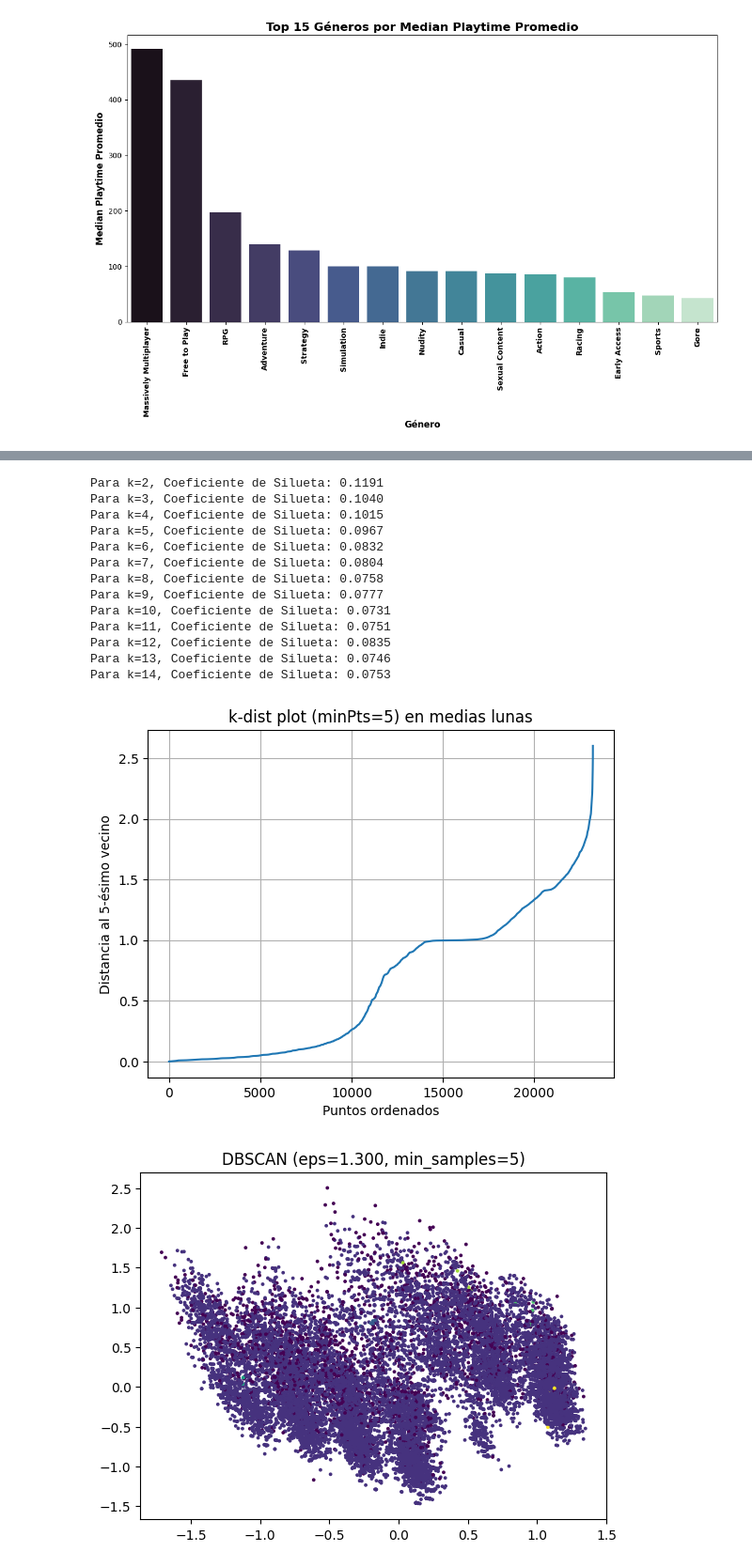
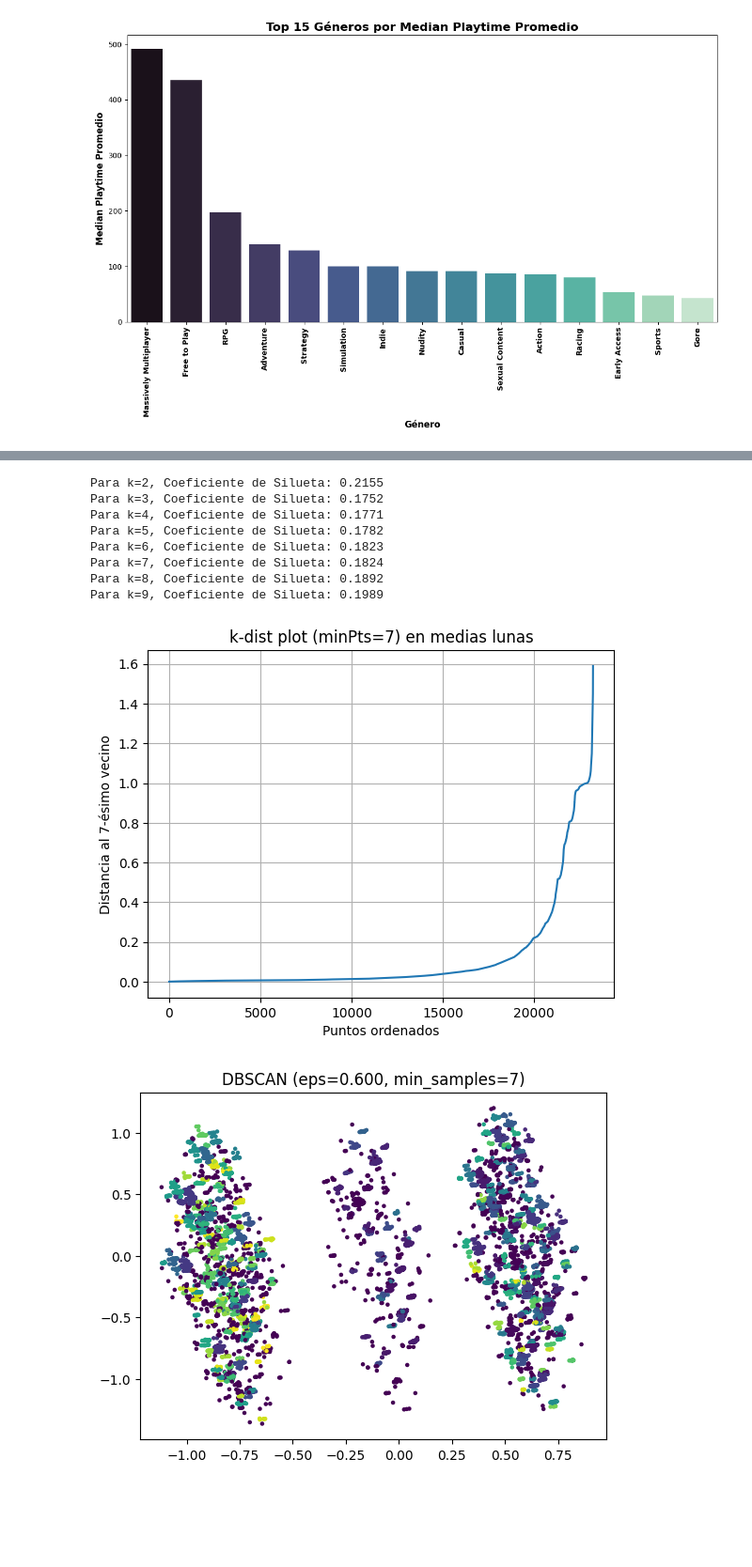
Before and after one commit to Checho-ramirijaz2014/proyecto_min, a Jupyter notebook: data_handler.ipynb, the cells around one changed output, grey strips where cells are left out. Shown at 94% size. Drawn from its saved outputs; the diff is of its cells as text; code cells hidden in the pictures; blank space fills up the shorter version.

```diff
--- a/data_handler.ipynb
+++ b/data_handler.ipynb
@@ -100,8 +100,8 @@ plt.show()
 [figure]
 # %%
 columnas_cuantitativas = ["price", "revenue", "required_age", "achievements", "positive_ratings", "negative_ratings", "average_playtime", "median_playtime", "price", "firstreleasedate", "reviewscore"]
-columnas_lista = ["genres", "categories"]
-columns_to_drop_cualitativo = ["nombre", "owners", "appid", "developer", "publisher", "steamspy_tags", "earlyaccess", "platforms"]
+columnas_lista = ["genres"]
+columns_to_drop_cualitativo = ["nombre", "owners", "appid", "developer", "publisher", "steamspy_tags", "earlyaccess", "platforms", "categories"]
 
 df_cuantitativo = X[columnas_cuantitativas].copy()
 df_lista = X[columnas_lista].copy()
@@ -193,5 +193,5 @@ display(X_scaled.describe().loc[["mean", "std"]])
 # %%
-pca = PCA(n_components=50)
+pca = PCA(n_components=35)
 pca.fit(X_scaled)
 
 exp_var = pca.explained_variance_ratio_
@@ -227,6 +227,6 @@ ValueError: Image size of 589x245271 pixels is too large. It must be less than 2
 <Figure size 640x480 with 1 Axes>
 # %%
-pca = PCA(n_components=min(25, X_scaled.shape[1]))
+pca = PCA(n_components=min(12, X_scaled.shape[1]))
 X_pca = pca.fit_transform(X_scaled)
 explained = pca.explained_variance_ratio_.sum()
 print(f"Dimensión tras PCA: {X_pca.shape}, varianza explicada acumulada: {explained:.3f}")
@@ -488,7 +488,7 @@ plt.show()
 # %%
 from sklearn.metrics import silhouette_score
 
-k_list = range(2, 15)
+k_list = range(2, 10)
 silhouette_scores = []
 
 for k in k_list:
@@ -499,23 +499,18 @@ for k in k_list:
     silhouette_scores.append(score)
     print(f"Para k={k}, Coeficiente de Silueta: {score:.4f}")
 # %% [output]
-Para k=2, Coeficiente de Silueta: 0.1191
-Para k=3, Coeficiente de Silueta: 0.1040
-Para k=4, Coeficiente de Silueta: 0.1015
-Para k=5, Coeficiente de Silueta: 0.0967
-Para k=6, Coeficiente de Silueta: 0.0832
-Para k=7, Coeficiente de Silueta: 0.0804
-Para k=8, Coeficiente de Silueta: 0.0758
-Para k=9, Coeficiente de Silueta: 0.0777
-Para k=10, Coeficiente de Silueta: 0.0731
-Para k=11, Coeficiente de Silueta: 0.0751
-Para k=12, Coeficiente de Silueta: 0.0835
-Para k=13, Coeficiente de Silueta: 0.0746
-Para k=14, Coeficiente de Silueta: 0.0753
+Para k=2, Coeficiente de Silueta: 0.2155
+Para k=3, Coeficiente de Silueta: 0.1752
+Para k=4, Coeficiente de Silueta: 0.1771
+Para k=5, Coeficiente de Silueta: 0.1782
+Para k=6, Coeficiente de Silueta: 0.1823
+Para k=7, Coeficiente de Silueta: 0.1824
+Para k=8, Coeficiente de Silueta: 0.1892
+Para k=9, Coeficiente de Silueta: 0.1989
 # %%
 from sklearn.neighbors import NearestNeighbors
 
-minPts = 5
+minPts = 7
 nn = NearestNeighbors(n_neighbors=minPts).fit(X_pca)
 dists, _ = nn.kneighbors(X_pca)
 k_dists = np.sort(dists[:, -1])
@@ -528,18 +523,18 @@ plt.title(f"k-dist plot (minPts={minPts}) en medias lunas")
 plt.grid(True)
 plt.show()
 # %% [output]
-[figure, old version]
+[figure, new version]
 # %%
-eps = 1.3
+eps = 0.6
 db = DBSCAN(eps=eps, min_samples=minPts)
 labels_db = db.fit_predict(X_pca)
 
 fig = plt.figure()
-plt.scatter(X_pca[:,0], X_pca[:,1], s=3, c=labels_db)
+plt.scatter(X_pca[:,0], X_pca[:,1], s=5, c=labels_db)
 plt.title(f"DBSCAN (eps={eps:.3f}, min_samples={minPts})")
 plt.show()
 # %% [output]
-[figure, old version]
+[figure, new version]
 # %%
 from sklearn.manifold import TSNE
 
```
Also changed, not shown: parts of 14 cells of this notebook.
